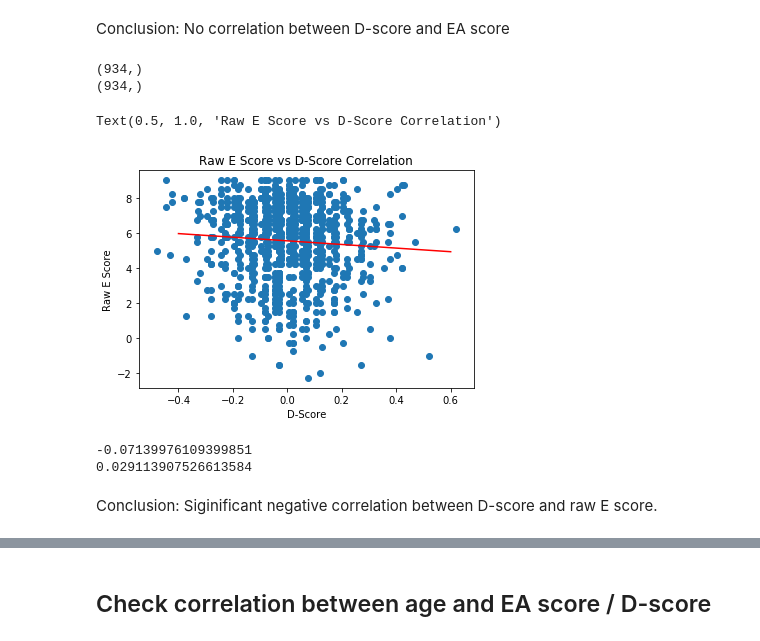
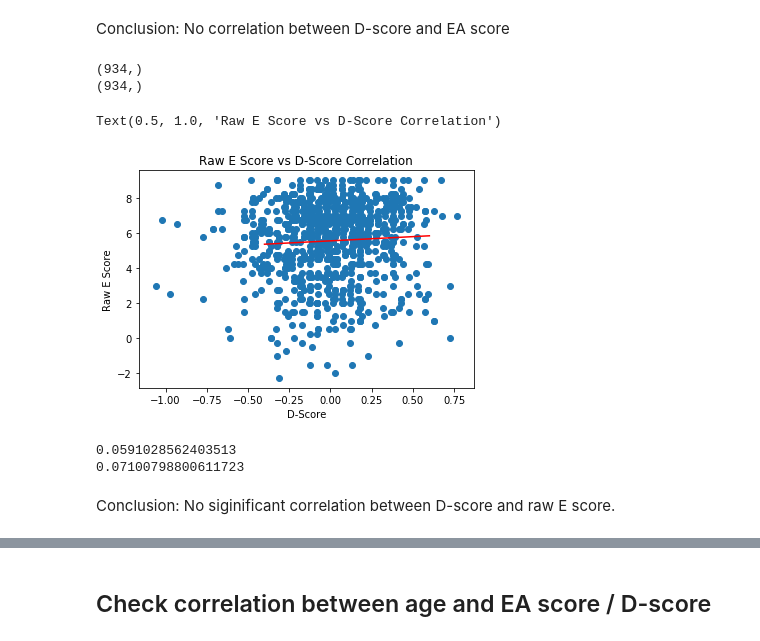
Before and after one commit to liliaellouz/empathy-analysis, a Jupyter notebook: Data_Analysis.ipynb, the cells around one changed output, grey strips where cells are left out. Cells and saved outputs as stored; diff of their text form; code cells hidden in the pictures.

Commit message:
correct EQ and SQ scores

```diff
--- a/Data_Analysis.ipynb
+++ b/Data_Analysis.ipynb
@@ -8,7 +8,7 @@ import scipy.stats
 ## Load Data
 # %%
 # load the original data
-survey = pd.read_csv('data/preprocessed.csv')
+survey = pd.read_csv('data_corrected/preprocessed.csv')
 survey.head()
 # %% [output]
 |  | Unnamed: 0 | timestamp | gender | age | language | EQ_score_raw | SQ_score_raw | EQ_score_std | ... |
@@ -181,29 +275,29 @@ print(result.pvalue)
 # %% [markdown]
 Conclusion: No correlation between D-score and EA score
 # %%
-d_score = survey['D_score'].to_numpy()
+d_score = survey['D_score'].values
 print(d_score.shape)
-e_score = survey['E_score_raw'].to_numpy()
+e_score = survey['E_score_raw'].values
 print(e_score.shape)
 plt.figure()
 plt.scatter(d_score,e_score)
 plt.xlabel("D-Score")
 plt.ylabel("Raw E Score")
 result = scipy.stats.linregress(d_score, e_score)
 x = np.linspace(-0.4,0.6,300)
 y = result.slope*x + result.intercept
 plt.plot(x,y,color='red')
 plt.title("Raw E Score vs D-Score Correlation")
 # %% [output]
 (934,)
 (934,)
 Text(0.5, 1.0, 'Raw E Score vs D-Score Correlation')
-[figure, old version]
+[figure, new version]
 # %%
 print(result.rvalue)
 print(result.pvalue)
 # %% [output]
--0.07139976109399851
-0.029113907526613584
+0.0591028562403513
+0.07100798800611723
 # %% [markdown]
-Conclusion: Siginificant negative correlation between D-score and raw E score.
+Conclusion: No siginificant correlation between D-score and raw E score.
```
Also changed, not shown: parts of 41 cells of this notebook, 1 other file.
